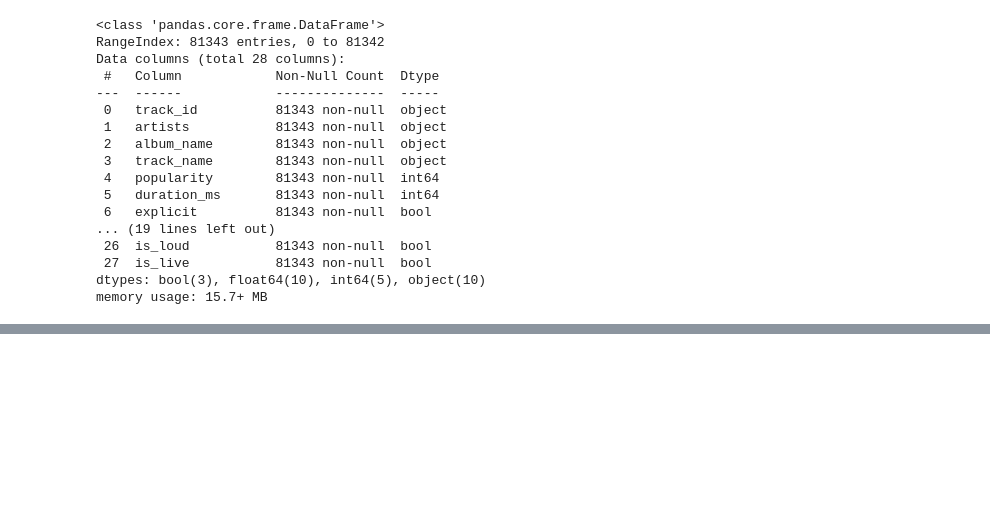
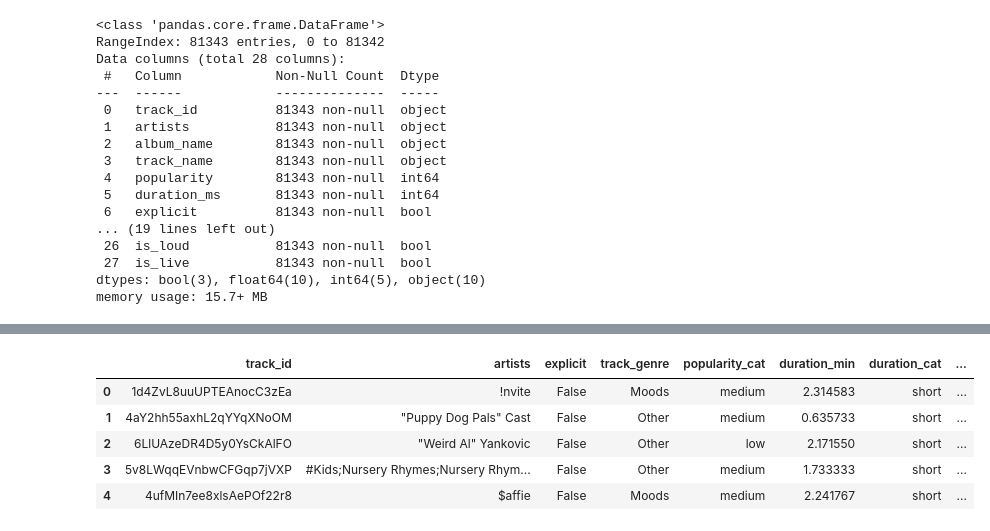
Before and after one commit to Michelburgos/Workshop_2, a Jupyter notebook: notebooks/003_EDA_Spotify.ipynb, the cells around one changed output, grey strips where cells are left out. Drawn from its saved outputs; the diff is of its cells as text; code cells hidden in the pictures; blank space fills up the shorter version.

```diff
--- a/notebooks/003_EDA_Spotify.ipynb
+++ b/notebooks/003_EDA_Spotify.ipynb
@@ -540,0 +551,9 @@ df.head()
+# %%
+df.head()
+# %% [output]
+|  | track_id | artists | explicit | track_genre | popularity_cat | duration_min | duration_cat | ... |
+| 0 | 1d4ZvL8uuUPTEAnocC3zEa | !nvite | False | Moods | medium | 2.314583 | short | ... |
+| 1 | 4aY2hh55axhL2qYYqXNoOM | "Puppy Dog Pals" Cast | False | Other | medium | 0.635733 | short | ... |
+| 2 | 6LlUAzeDR4D5y0YsCkAlFO | "Weird Al" Yankovic | False | Other | low | 2.171550 | short | ... |
+| 3 | 5v8LWqqEVnbwCFGqp7jVXP | #Kids;Nursery Rhymes;Nursery Rhym... | False | Other | medium | 1.733333 | short | ... |
+| 4 | 4ufMIn7ee8xlsAePOf22r8 | $affie | False | Moods | medium | 2.241767 | short | ... |
```
Also changed, not shown: parts of 11 cells of this notebook, 7 other files.
